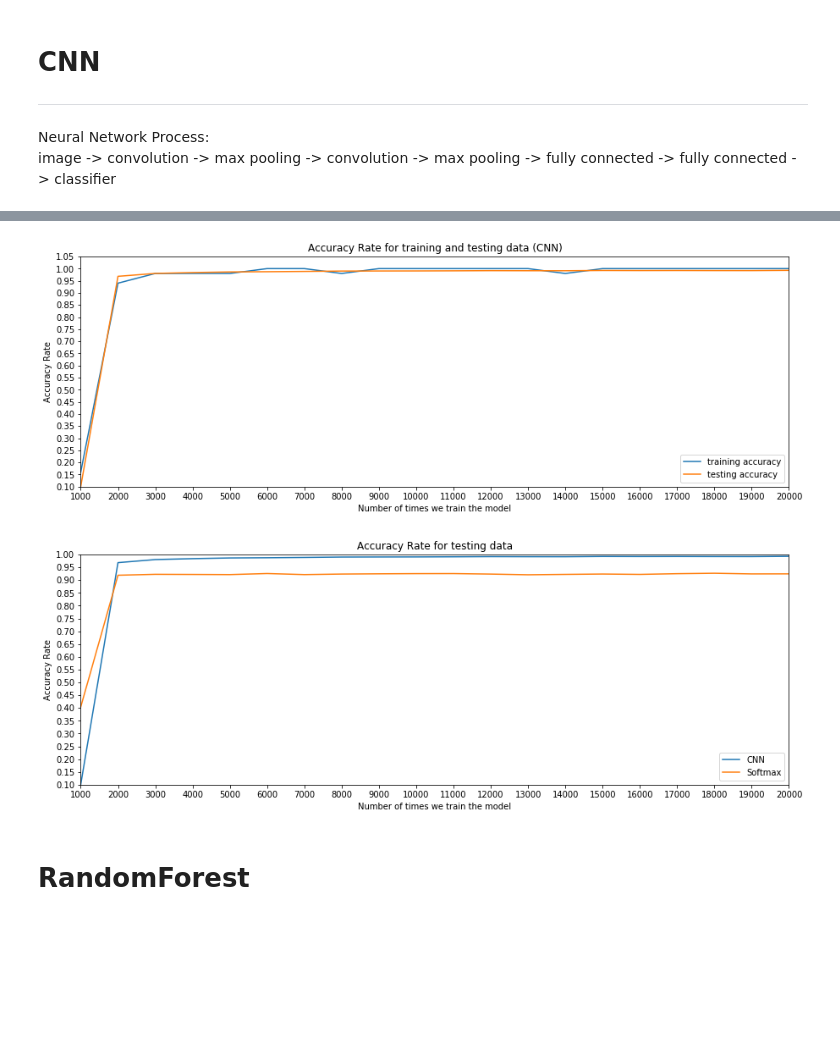
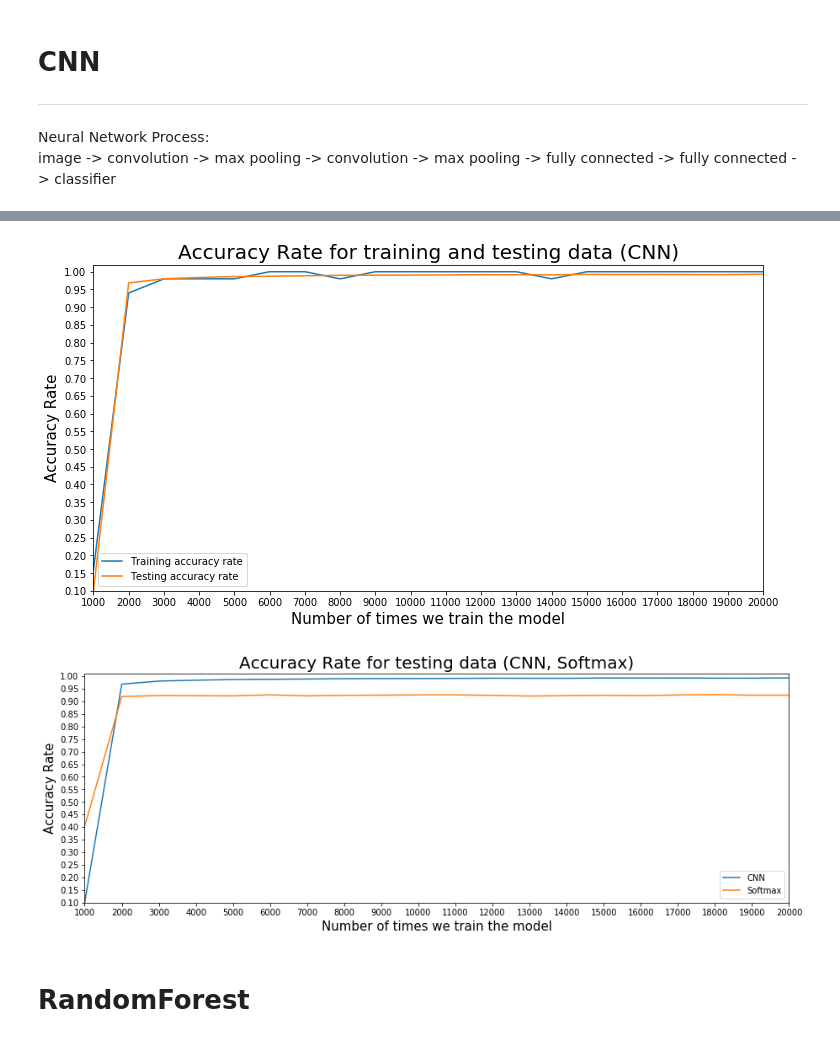
Before and after one commit to chloe0730000/LSE_Project_ST443_Deep_Learning, a Jupyter notebook: ST443_Project-Mnist-DataDescription.ipynb, the cells around one changed output, grey strips where cells are left out. Cells and saved outputs as stored; diff of their text form; code cells hidden in the pictures; blank space fills up the shorter version.

```diff
--- a/ST443_Project-Mnist-DataDescription.ipynb
+++ b/ST443_Project-Mnist-DataDescription.ipynb
@@ -216,43 +216,44 @@ y = np.array([
 1.000,
 1.000
 ])
-plt.subplots(figsize=(15,5))
-Train, = plt.plot(x, y, '-', label='training accuracy')
+fig, ax = plt.subplots(figsize=(12,6))
+Train, = plt.plot(x, y, '-', label='Training accuracy rate')
 plt.xticks(np.arange(1000, 21000, 1000))
 plt.xlim(1000,20000)
-plt.ylim(0.1,1)
-plt.yticks(np.arange(0.1,1.1,0.05))
-plt.xlabel('Number of times we train the model')
-plt.ylabel('Accuracy Rate')
-plt.title('Accuracy Rate for training and testing data (CNN)')
+plt.ylim(0.1,1.02)
+plt.yticks(np.arange(0.1,1.05,0.05))
+plt.xlabel('Number of times we train the model', fontsize=15)
+plt.ylabel('Accuracy Rate', fontsize=15)
+plt.title('Accuracy Rate for training and testing data (CNN)', fontsize=20)
 
 x = np.arange(1000, 21000, 1000)
 y = np.array([
 0.1003,
 0.9682,
 0.9802,
 0.9838,
 0.9864,
 0.9873,
 0.9885,
 0.99,
 0.9903,
 0.9905,
 0.991,
 0.9917,
 0.9914,
 0.9913,
 0.9924,
 0.9921,
 0.9923,
 0.992,
 0.9919,
 0.9929])
-Test, = plt.plot(x, y, '-', label='testing accuracy')
+Test, = plt.plot(x, y, '-', label='Testing accuracy rate')
 plt.legend(handles=[Train, Test])
 plt.show()
+fig.savefig("/Users/lin/Desktop/ST443_Project1/Fig/Accuracy_Rate_CNN.png", format="PNG")
 # %% [output]
-[figure, old version]
+[figure, new version]
 # %%
 x = np.arange(1000, 21000, 1000)
 y = np.array([
@@ -276,17 +277,16 @@ y = np.array([
 0.992,
 0.9919,
 0.9929])
-plt.subplots(figsize=(15,5))
+fig, ax = plt.subplots(figsize=(15,5))
 CNN, = plt.plot(x, y, '-', label='CNN')
 plt.xticks(np.arange(1000, 21000, 1000))
 plt.xlim(1000,20000)
-plt.ylim(0.1,1)
+plt.ylim(0.1,1.01)
 plt.yticks(np.arange(0.1,1.05,0.05))
 
-plt.xlabel('Number of times we train the model')
-plt.ylabel('Accuracy Rate')
-plt.title('Accuracy Rate for testing data')
-
+plt.xlabel('Number of times we train the model', fontsize=15)
+plt.ylabel('Accuracy Rate', fontsize=15)
+plt.title('Accuracy Rate for testing data (CNN, Softmax)', fontsize=20)
 
 
 x = np.arange(1000, 21000, 1000)
@@ -314,8 +314,9 @@ y = np.array([
 Softmax, = plt.plot(x, y, '-', label='Softmax')
 plt.legend(handles=[CNN, Softmax])
 plt.show()
+fig.savefig('/Users/lin/Desktop/ST443_Project1/Fig/Accuracy_Rate_CNN_Softmax.png', format="PNG")
 # %% [output]
-[figure, old version]
+[figure, new version]
 # %% [markdown]
 # RandomForest
 # %%
```
Also changed, not shown: parts of 6 cells of this notebook, 4 other files.
